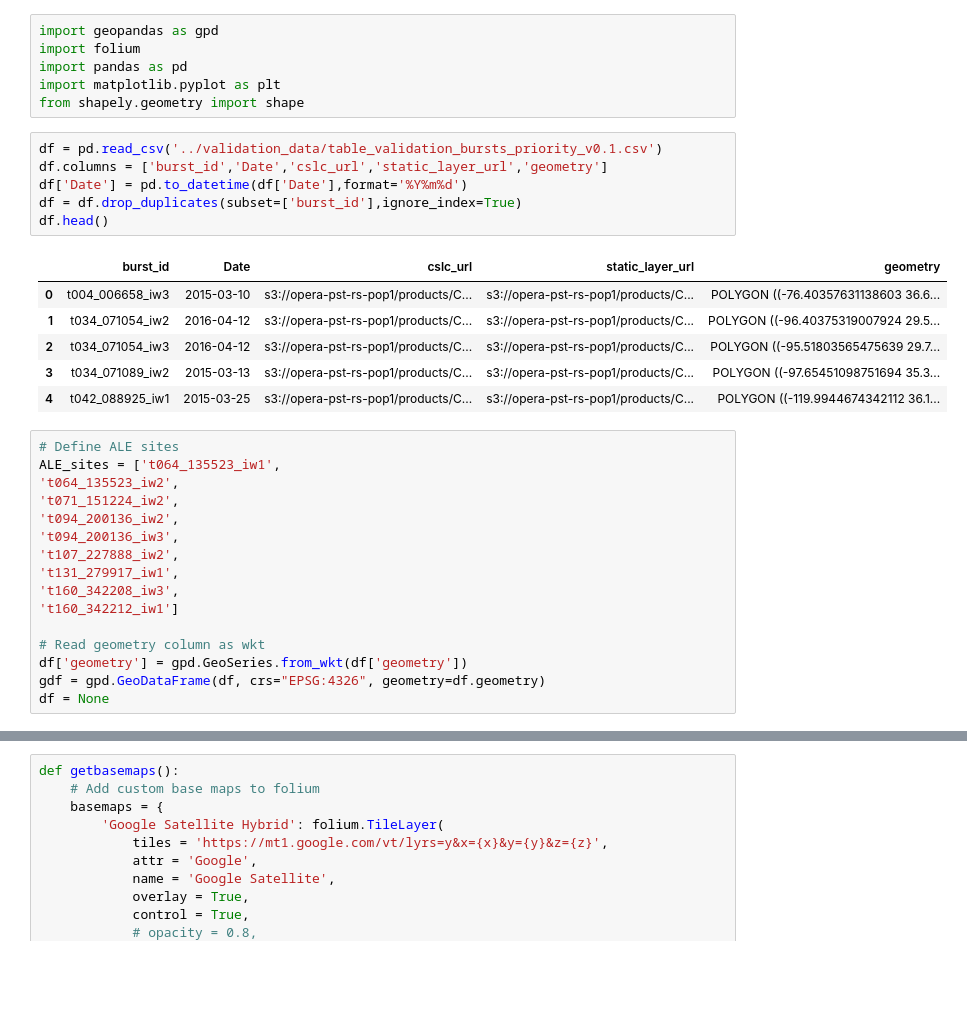
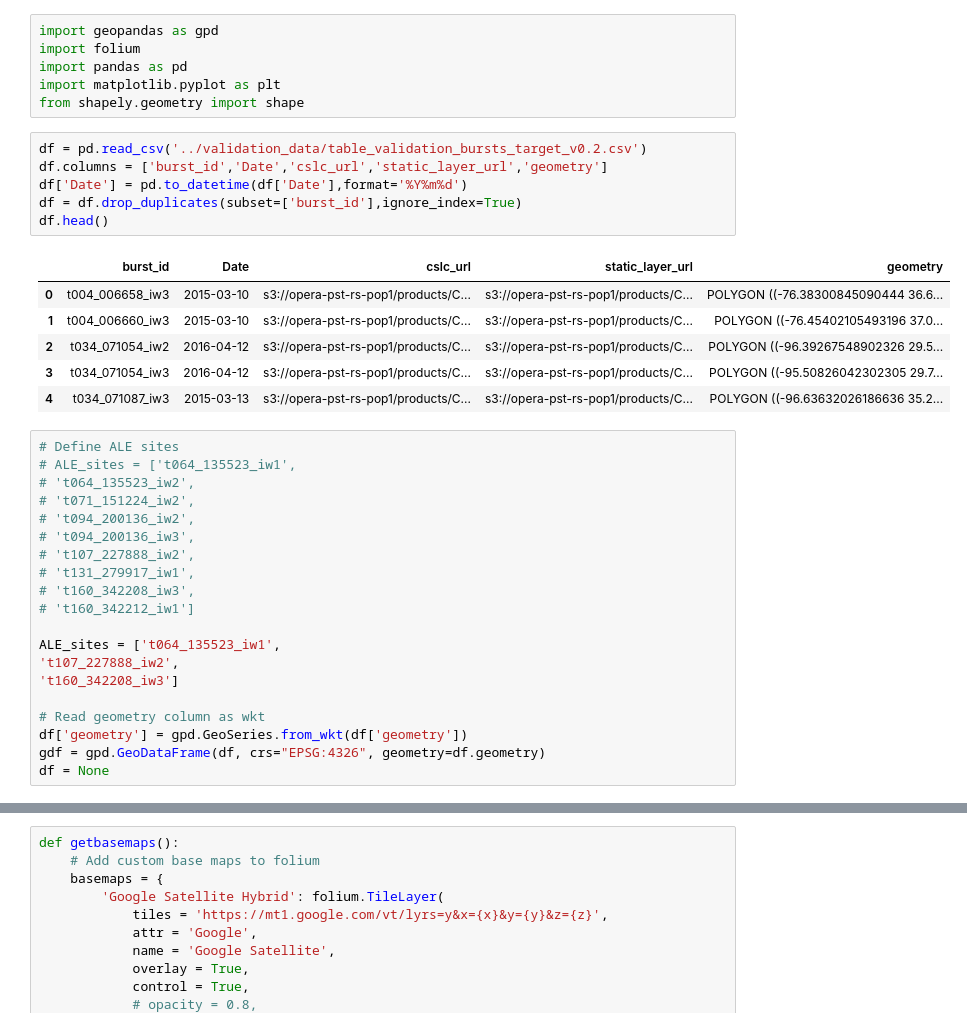
Before and after one commit to OPERA-Cal-Val/calval-CSLC, a Jupyter notebook: util_notebooks/plot_calval_sites.ipynb, the cells around one changed output, grey strips where cells are left out. Saved outputs shown, nothing was run; the diff lists cells and outputs as text; blank space fills up the shorter version.

Commit message:
Updated scripts to read calval data from the DAAC.

```diff
--- a/util_notebooks/plot_calval_sites.ipynb
+++ b/util_notebooks/plot_calval_sites.ipynb
@@ -5,29 +5,33 @@ import pandas as pd
 import matplotlib.pyplot as plt
 from shapely.geometry import shape
 # %%
-df = pd.read_csv('../validation_data/table_validation_bursts_priority_v0.1.csv')
+df = pd.read_csv('../validation_data/table_validation_bursts_target_v0.2.csv')
 df.columns = ['burst_id','Date','cslc_url','static_layer_url','geometry']
 df['Date'] = pd.to_datetime(df['Date'],format='%Y%m%d')
 df = df.drop_duplicates(subset=['burst_id'],ignore_index=True)
 df.head()
 # %% [output]
 |  | burst_id | Date | cslc_url | static_layer_url | geometry |
-| 0 | t004_006658_iw3 | 2015-03-10 | s3://opera-pst-rs-pop1/products/C... | s3://opera-pst-rs-pop1/products/C... | POLYGON ((-76.40357631138603 36.6... |
-| 1 | t034_071054_iw2 | 2016-04-12 | s3://opera-pst-rs-pop1/products/C... | s3://opera-pst-rs-pop1/products/C... | POLYGON ((-96.40375319007924 29.5... |
-| 2 | t034_071054_iw3 | 2016-04-12 | s3://opera-pst-rs-pop1/products/C... | s3://opera-pst-rs-pop1/products/C... | POLYGON ((-95.51803565475639 29.7... |
-| 3 | t034_071089_iw2 | 2015-03-13 | s3://opera-pst-rs-pop1/products/C... | s3://opera-pst-rs-pop1/products/C... | POLYGON ((-97.65451098751694 35.3... |
-| 4 | t042_088925_iw1 | 2015-03-25 | s3://opera-pst-rs-pop1/products/C... | s3://opera-pst-rs-pop1/products/C... | POLYGON ((-119.9944674342112 36.1... |
+| 0 | t004_006658_iw3 | 2015-03-10 | s3://opera-pst-rs-pop1/products/C... | s3://opera-pst-rs-pop1/products/C... | POLYGON ((-76.38300845090444 36.6... |
+| 1 | t004_006660_iw3 | 2015-03-10 | s3://opera-pst-rs-pop1/products/C... | s3://opera-pst-rs-pop1/products/C... | POLYGON ((-76.45402105493196 37.0... |
+| 2 | t034_071054_iw2 | 2016-04-12 | s3://opera-pst-rs-pop1/products/C... | s3://opera-pst-rs-pop1/products/C... | POLYGON ((-96.39267548902326 29.5... |
+| 3 | t034_071054_iw3 | 2016-04-12 | s3://opera-pst-rs-pop1/products/C... | s3://opera-pst-rs-pop1/products/C... | POLYGON ((-95.50826042302305 29.7... |
+| 4 | t034_071087_iw3 | 2015-03-13 | s3://opera-pst-rs-pop1/products/C... | s3://opera-pst-rs-pop1/products/C... | POLYGON ((-96.63632026186636 35.2... |
 # %%
 # Define ALE sites
+# ALE_sites = ['t064_135523_iw1',
+# 't064_135523_iw2',
+# 't071_151224_iw2',
+# 't094_200136_iw2',
+# 't094_200136_iw3',
+# 't107_227888_iw2',
+# 't131_279917_iw1',
+# 't160_342208_iw3',
+# 't160_342212_iw1']
+
 ALE_sites = ['t064_135523_iw1',
-'t064_135523_iw2',
-'t071_151224_iw2',
-'t094_200136_iw2',
-'t094_200136_iw3',
 't107_227888_iw2',
-'t131_279917_iw1',
-'t160_342208_iw3',
-'t160_342212_iw1']
+'t160_342208_iw3']
 
 # Read geometry column as wkt
 df['geometry'] = gpd.GeoSeries.from_wkt(df['geometry'])
```
Also changed, not shown: parts of 1 cell of this notebook, 18 other files.
